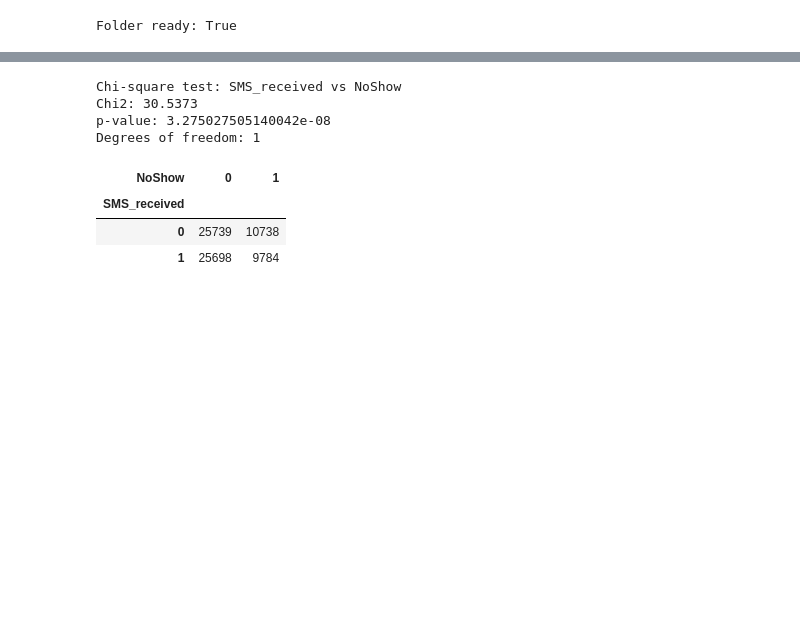
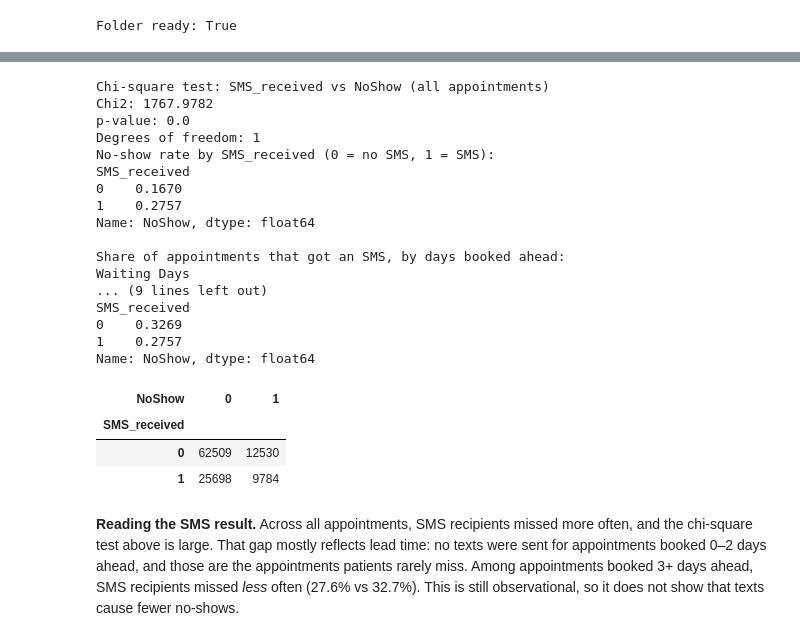
Before and after one commit to ivan-711/Externship-TruBridge, a Jupyter notebook: docs/notebook/TruBridge_NoShow_Analysis_FINAL.ipynb, the cells around one changed output, grey strips where cells are left out. Saved outputs shown, nothing was run; the diff lists cells and outputs as text; code cells hidden in the pictures; blank space fills up the shorter version.

```diff
--- a/docs/notebook/TruBridge_NoShow_Analysis_FINAL.ipynb
+++ b/docs/notebook/TruBridge_NoShow_Analysis_FINAL.ipynb
@@ -250,21 +282,51 @@ SMS received rate: 0.4931
-# %%
-contingency_table = pd.crosstab(df2["SMS_received"].astype(int), df2["NoShow"].astype(int))
-chi2, p, dof, expected = chi2_contingency(contingency_table)
-
-print("Chi-square test: SMS_received vs NoShow")
-print("Chi2:", round(chi2, 4))
-print("p-value:", p)
-print("Degrees of freedom:", dof)
-contingency_table
-# %% [output]
-Chi-square test: SMS_received vs NoShow
-Chi2: 30.5373
-p-value: 3.275027505140042e-08
-Degrees of freedom: 1
-| NoShow | 0 | 1 |
-| SMS_received |  |  |
-| 0 | 25739 | 10738 |
-| 1 | 25698 | 9784 |
+# %%
+contingency_table = pd.crosstab(df2["SMS_received"].astype(int), df2["NoShow"].astype(int))
+chi2, p, dof, expected = chi2_contingency(contingency_table)
+
+print("Chi-square test: SMS_received vs NoShow (all appointments)")
+print("Chi2:", round(chi2, 4))
+print("p-value:", p)
+print("Degrees of freedom:", dof)
+print("No-show rate by SMS_received (0 = no SMS, 1 = SMS):")
+print(df2.groupby(df2["SMS_received"].astype(int))["NoShow"].apply(lambda s: round(s.astype(int).mean(), 4)))
+
+# SMS is never sent for appointments booked 0-2 days ahead, and those have the lowest
+# no-show rates, so the all-rows test above is confounded by lead time.
+print("\nShare of appointments that got an SMS, by days booked ahead:")
+print(df2[df2["Waiting Days"] <= 4].groupby("Waiting Days")["SMS_received"].apply(lambda s: round(s.astype(int).mean(), 3)))
+
+# Re-test within appointments booked at least 3 days ahead (where an SMS was actually possible).
+ahead3 = df2[df2["Waiting Days"] >= 3]
+ct3 = pd.crosstab(ahead3["SMS_received"].astype(int), ahead3["NoShow"].astype(int))
+chi2_3, p_3, _, _ = chi2_contingency(ct3)
+print("\nBooked 3+ days ahead (n = %d): chi2 = %.2f, p = %.3g" % (len(ahead3), chi2_3, p_3))
+print("No-show rate by SMS_received, booked 3+ days ahead:")
+print(ahead3.groupby(ahead3["SMS_received"].astype(int))["NoShow"].apply(lambda s: round(s.astype(int).mean(), 4)))
+contingency_table
+# %% [output]
+Chi-square test: SMS_received vs NoShow (all appointments)
+Chi2: 1767.9782
+p-value: 0.0
+Degrees of freedom: 1
+No-show rate by SMS_received (0 = no SMS, 1 = SMS):
+SMS_received
+0    0.1670
+1    0.2757
+Name: NoShow, dtype: float64
+
+Share of appointments that got an SMS, by days booked ahead:
+Waiting Days
+... (9 lines left out)
+SMS_received
+0    0.3269
+1    0.2757
+Name: NoShow, dtype: float64
+| NoShow | 0 | 1 |
+| SMS_received |  |  |
+| 0 | 62509 | 12530 |
+| 1 | 25698 | 9784 |
+# %% [markdown]
+**Reading the SMS result.** Across all appointments, SMS recipients missed more often, and the chi-square test above is large. That gap mostly reflects lead time: no texts were sent for appointments booked 0–2 days ahead, and those are the appointments patients rarely miss. Among appointments booked 3+ days ahead, SMS recipients missed *less* often (27.6% vs 32.7%). This is still observational, so it does not show that texts cause fewer no-shows.
 # %%
 show_wait = df2[df2["NoShow"].astype(int) == 0]["Waiting Days"].astype(float)
 noshow_wait = df2[df2["NoShow"].astype(int) == 1]["Waiting Days"].astype(float)
```
Also changed, not shown: parts of 28 cells of this notebook, 9 other files.
